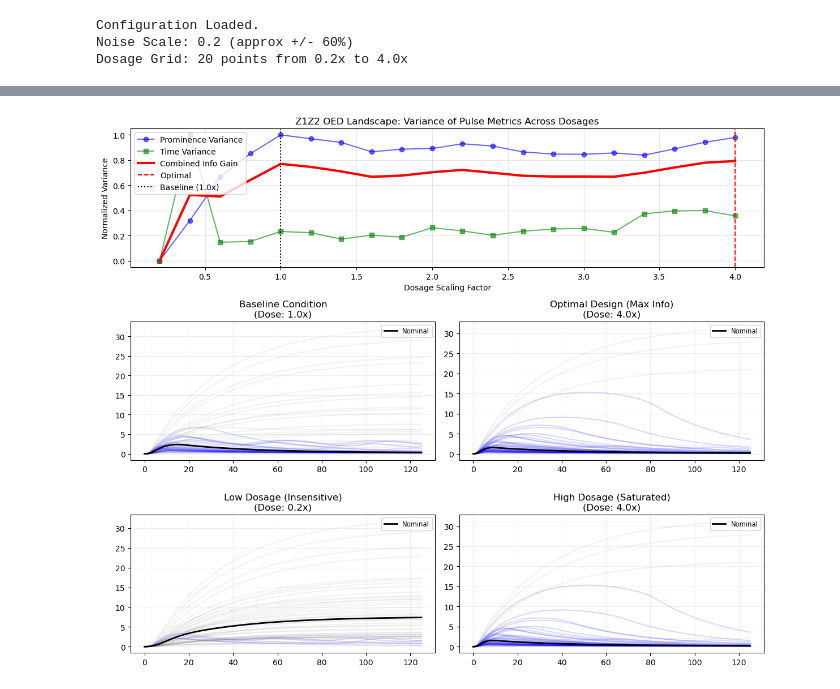
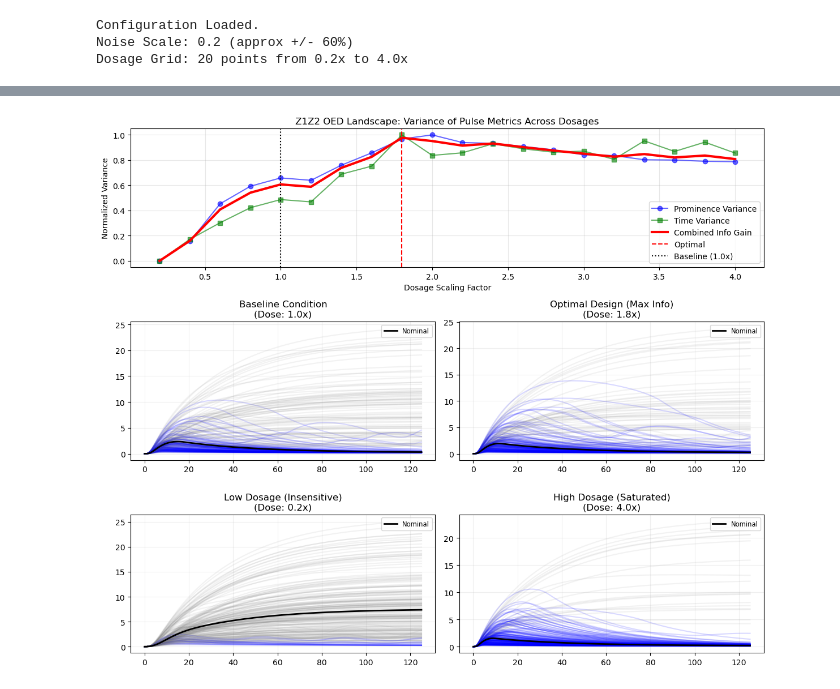
Before and after one commit to PhoebeQiKuang/GCAD-SDL, a Jupyter notebook: Experimental Design/oed_wrapper/Run_OED_Z1Z2.ipynb, the cells around one changed output, grey strips where cells are left out. Drawn from its saved outputs; the diff is of its cells as text; code cells hidden in the pictures.

```diff
--- a/Experimental Design/oed_wrapper/Run_OED_Z1Z2.ipynb
+++ b/Experimental Design/oed_wrapper/Run_OED_Z1Z2.ipynb
@@ -151,7 +155,7 @@ SUCCESS: Circuit pulses. Proceeding to OED.
 # 1. EXPERIMENTAL CONFIGURATION
 
 # File to save/load simulation data
-DATA_FILE = "oed_z1z2_simulation_data.pkl"
+DATA_FILE = "oed_z1z2_simulation_data_seed25.pkl"
 
 # Simulation Parameters
 N_SAMPLES = 200           # 200 Virtual Cells
@@ -403,39 +409,39 @@ def plot_ensemble(ax, dose_idx, title):
     traces = campaign_data[d]
     t_span = np.arange(0, 126, 1)
 
-    # Plot first 50 traces (Thin lines)
-    for i in range(50):
+    # Plot 200 traces
+    for i in range(200):
         # Color based on validity?
         p, t, q = get_pulse_metrics(traces[i])
         color = 'blue' if q > 0.5 else 'gray'
         alpha = 0.15 if q > 0.5 else 0.1
         ax.plot(t_span, traces[i], color=color, alpha=alpha)
 
     # Plot Nominal (Index 0 - Thick Black)
     ax.plot(t_span, traces[0], 'k-', linewidth=2, label='Nominal')
 
     # Stats
     ax.set_title(f"{title}\n(Dose: {d:.1f}x)")
     ax.legend(loc='upper right', fontsize='small')
     ax.grid(True, alpha=0.2)
 
 # Subplot 1: Baseline (1.0x)
 ax1 = plt.subplot2grid((3, 2), (1, 0))
 plot_ensemble(ax1, idx_base, "Baseline Condition")
 
 # Subplot 2: Optimal (Max Variance)
 ax2 = plt.subplot2grid((3, 2), (1, 1))
 plot_ensemble(ax2, idx_max, "Optimal Design (Max Info)")
 
 # Subplot 3: Low/Min Variance (Dead zone)
 ax3 = plt.subplot2grid((3, 2), (2, 0))
 plot_ensemble(ax3, 0, "Low Dosage (Insensitive)")
 
 # Subplot 4: Saturated (High Dose)
 ax4 = plt.subplot2grid((3, 2), (2, 1))
 plot_ensemble(ax4, -1, "High Dosage (Saturated)")
 
 plt.tight_layout()
 plt.show()
 # %% [output]
-[figure, old version]
+[figure, new version]
```
Also changed, not shown: parts of 26 cells of this notebook, 30 other files.
